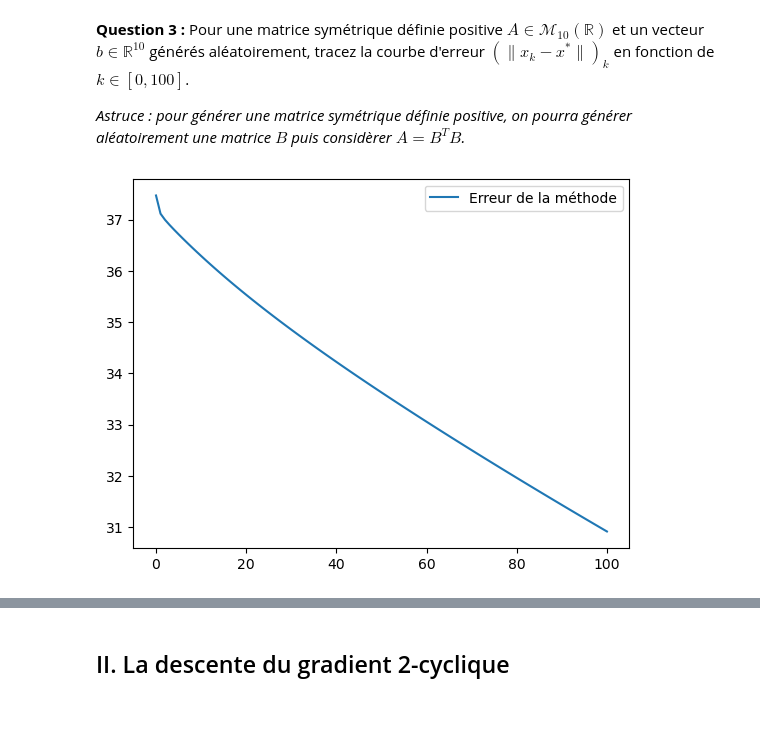
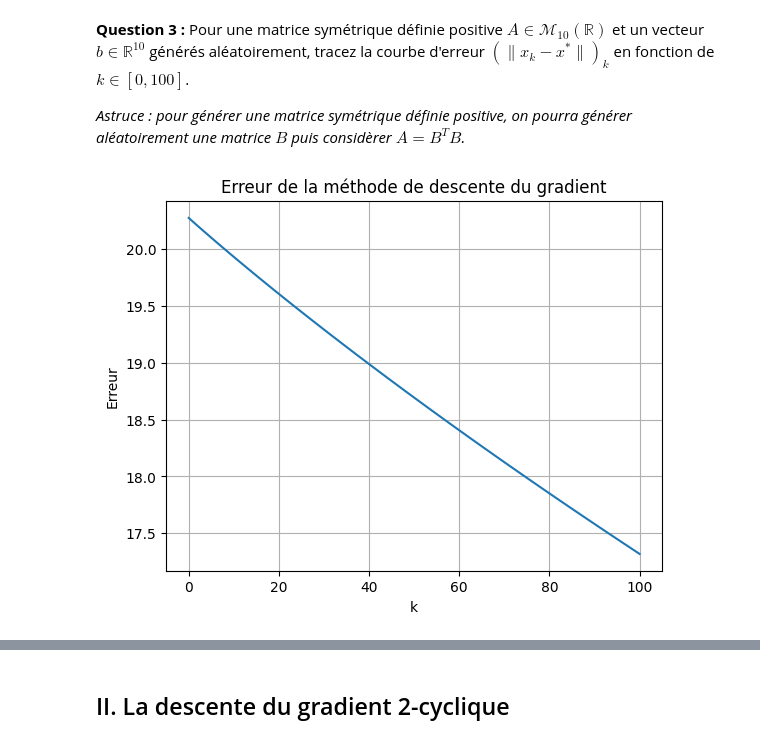
Before and after one commit to AmaelMSC/DmOpti, a Jupyter notebook: DM_2025.ipynb, the cells around one changed output, grey strips where cells are left out. Cells and saved outputs as stored; diff of their text form; code cells hidden in the pictures; blank space fills up the shorter version.

```diff
--- a/DM_2025.ipynb
+++ b/DM_2025.ipynb
@@ -114,36 +116,39 @@ def gradf(A, b, x):
 # %%
-def algo_grad(A,b,x0,h,k):
+def GradDesc(A,b, x0, h, k):
     x = x0
-    suiteiteres = [x0]
+    suite = [x0]
     for _ in range(k):
         x = x - h * gradf(A, b, x)
-        suiteiteres.append(x)
-    return suiteiteres
+        suite.append(x)
+    return suite
 # %% [markdown]
 **Question 3 :** Pour une matrice symétrique définie positive $A \in \mathcal{M}_{10} (\mathbb{R})$ et un vecteur $b \in \mathbb{R}^{10}$ générés aléatoirement, tracez la courbe d'erreur $(\| x_k - x^* \|)_k$ en fonction de $k \in [0,100]$.
 
 *Astruce : pour générer une matrice symétrique définie positive, on pourra générer aléatoirement une matrice $B$ puis considèrer $A = B^TB$.*
 # %%
-N = 10
-B = np.random.randn(N,N)
-A = B.T @ B
-b = np.random.randn(N)
-x0 = np.random.randn(N)
+
+A = np.random.rand(10, 10)
+A = A.T @ A
+
+b = np.random.rand(10)
+x0 = np.random.rand(10)
+
+x_star = la.inv(A) @ b
+k = 100
 lmax = la.norm(A,2)
+h = 2/(lmax)
 
-xstar = la.inv(A) @ b
+suite = GradDesc(A, b, x0, h, k)
 
-suiteGrad = algo_grad(A,b, x0, 2 / lmax, 100 )
-
-def errorDiff(x):
-        return la.norm(x-xstar)
-fGrad = np.array([errorDiff(x) for x in suiteGrad])
+erreurs = [la.norm(x - x_star) for x in suite]
+plt.plot(range(k+1), erreurs)
+plt.xlabel("k")
+plt.ylabel("Erreur")
+plt.title("Erreur de la méthode de descente du gradient")
+plt.grid(True)
+plt.show()
+# %% [output]
+[figure, added]
-# %%
-plt.plot(fGrad, label="Erreur de la méthode")
-plt.legend()
-plt.show()
-# %% [output]
-[figure, removed]
 # %% [markdown]
 ### Une autre interprétation du pas optimal
 On presente maintenant une autre interpretation du problème pour obtenir le pas optimal. Cette interprétation se prête mieux à l'introduire de la méthode à pas cyclique. On peut observer que :
```
Also changed, not shown: parts of 21 cells of this notebook, 3 other files.
